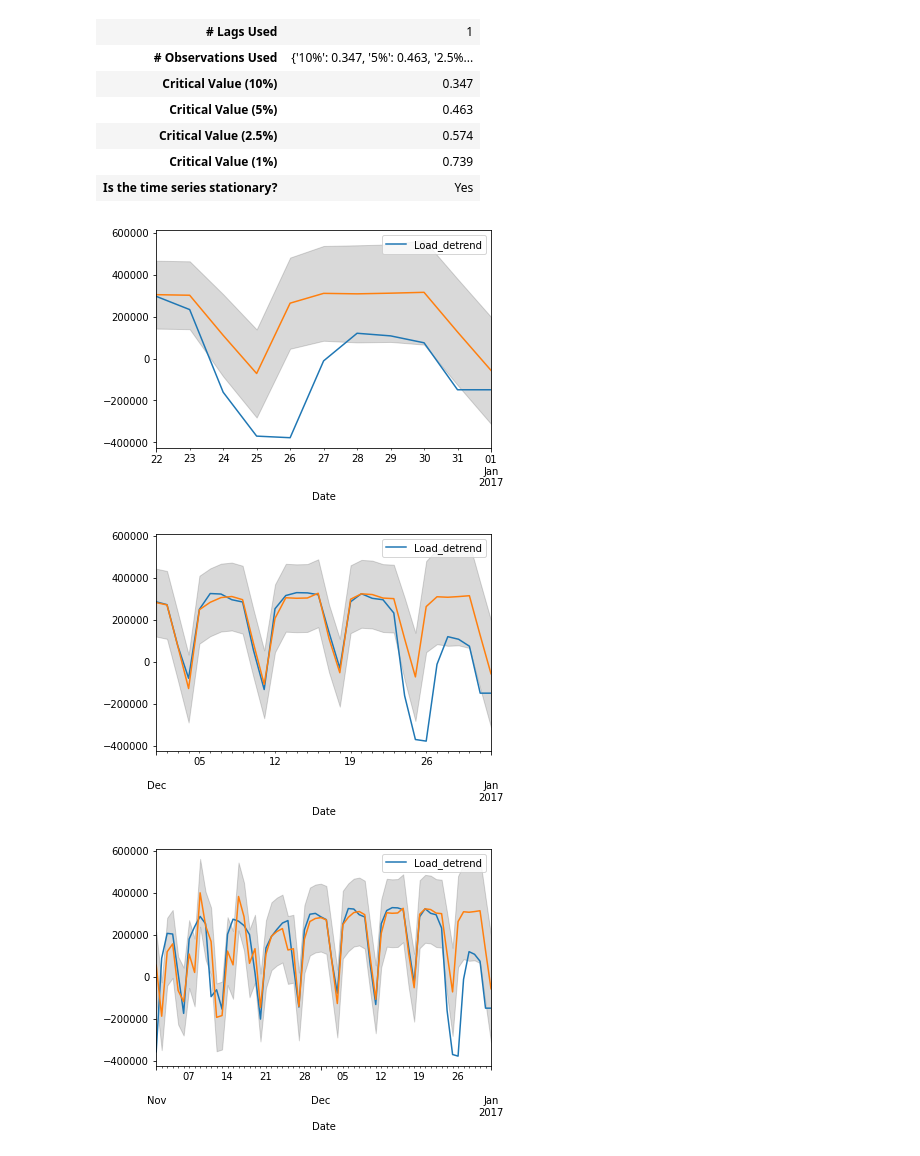
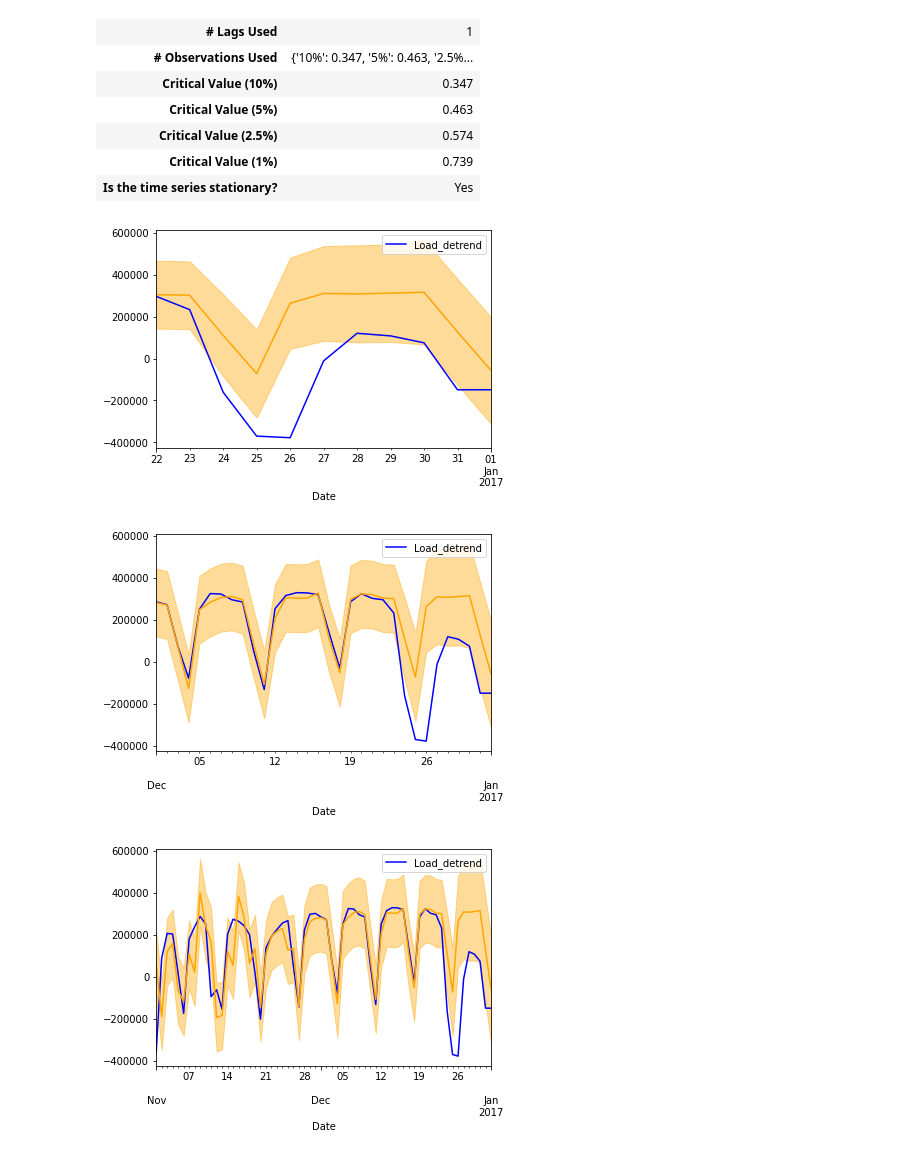
Before and after one commit to BleakHeart/Report-2, a Jupyter notebook: src/SARIMA.ipynb, the cells around one changed output. Drawn from its saved outputs; the diff is of its cells as text; code cells hidden in the pictures.

Commit message:
Little style plot changes

```diff
--- a/src/SARIMA.ipynb
+++ b/src/SARIMA.ipynb
@@ -159,17 +159,17 @@ cut_dates = ['2016-12-22', '2016-12-01', '2016-11-01']
 # %%
 for date in cut_dates:
     results = sarimax_forecasting(hour_Load, date)
 
     forecast = results.get_prediction(start=pd.to_datetime(date, format='%Y-%m-%d'),
-                                    end=hour_Load.index[-1])
+                                      end=hour_Load.index[-1])
 
-    hour_Load.iloc[-len(forecast.conf_int()):].plot()
-    forecast.predicted_mean.plot()
+    hour_Load.iloc[-len(forecast.conf_int()):].plot(color='b')
+    forecast.predicted_mean.plot(color='orange')
     plt.fill_between(forecast.conf_int().index, forecast.conf_int()['lower Load_detrend'],
-                    forecast.conf_int()['upper Load_detrend'], color='k', alpha=0.15)
+                     forecast.conf_int()['upper Load_detrend'], color='orange', alpha=0.4)
 
-    save_sarimax_results(forecast, df)
+    #save_sarimax_results(forecast, df)
 # %% [output]
-[figure, old version]
+[figure, new version]
-[figure, old version]
+[figure, new version]
-[figure, old version]
+[figure, new version]
```
Also changed, not shown: parts of 1 cell of this notebook.
